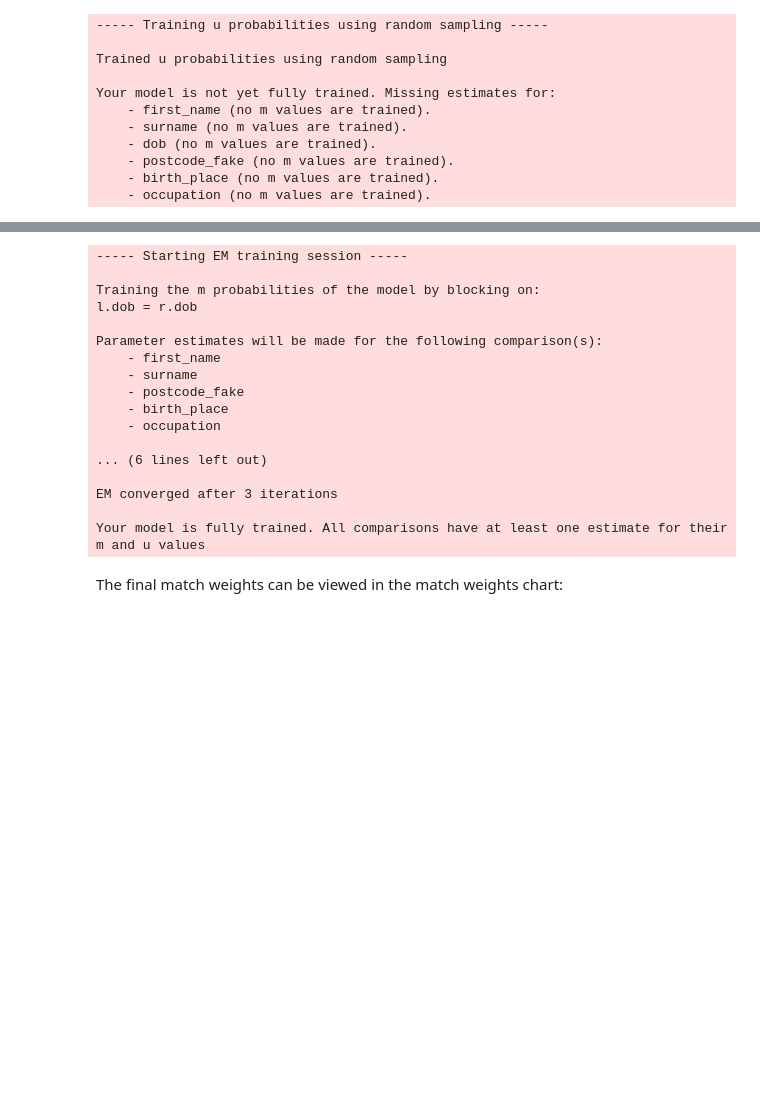
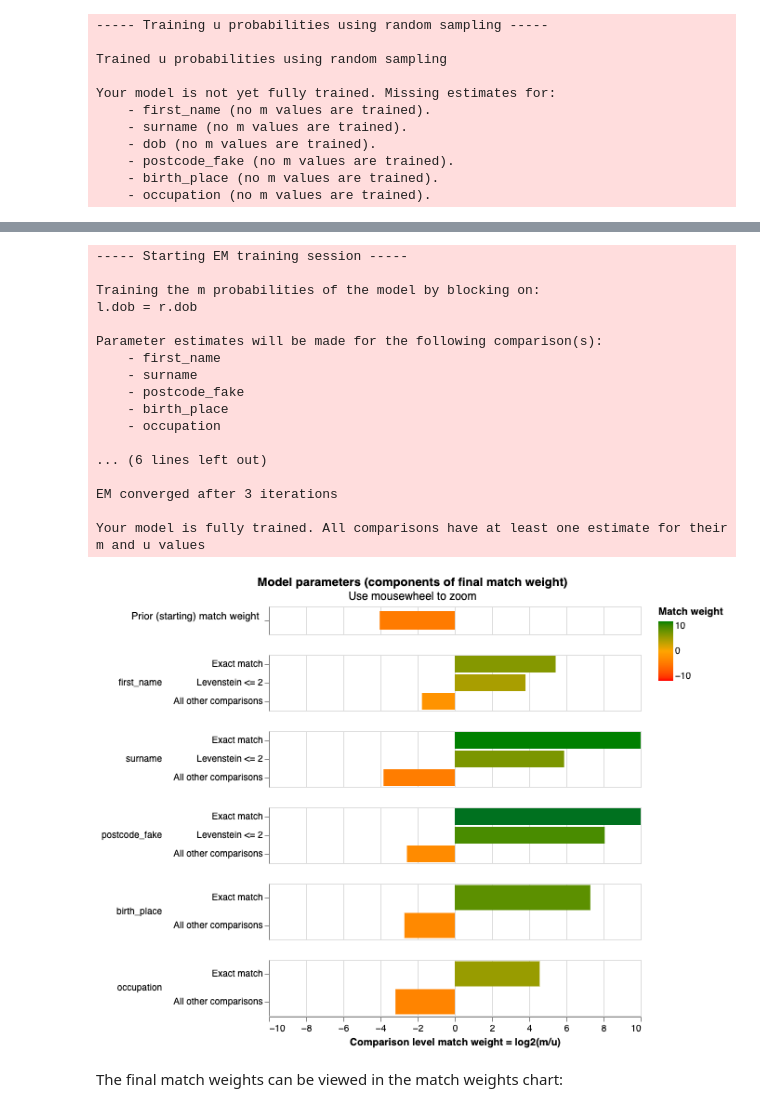
Before and after one commit to moj-analytical-services/splink_demos, a Jupyter notebook: deduplicate_50k_synthetic.ipynb, the cells around one changed output, grey strips where cells are left out. Saved outputs shown, nothing was run; the diff lists cells and outputs as text; code cells hidden in the pictures; blank space fills up the shorter version.

```diff
--- a/deduplicate_50k_synthetic.ipynb
+++ b/deduplicate_50k_synthetic.ipynb
@@ -155,24 +158,26 @@ Your model is not yet fully trained. Missing estimates for:
 # %%
 blocking_rule = "l.dob = r.dob"
 training_session_dob = linker.train_m_using_expectation_maximisation(blocking_rule)
+training_session_dob.match_weights_interactive_history_chart()
 # %% [output]
 ----- Starting EM training session -----
 
 Training the m probabilities of the model by blocking on:
 l.dob = r.dob
 
 Parameter estimates will be made for the following comparison(s):
     - first_name
     - surname
     - postcode_fake
     - birth_place
     - occupation
 
 ... (6 lines left out)
 
 EM converged after 3 iterations
 
 Your model is fully trained. All comparisons have at least one estimate for their m and u values
+[figure, added]
 # %% [markdown]
 The final match weights can be viewed in the match weights chart:
 # %%
```
Also changed, not shown: parts of 6 cells of this notebook, 3 other files.
